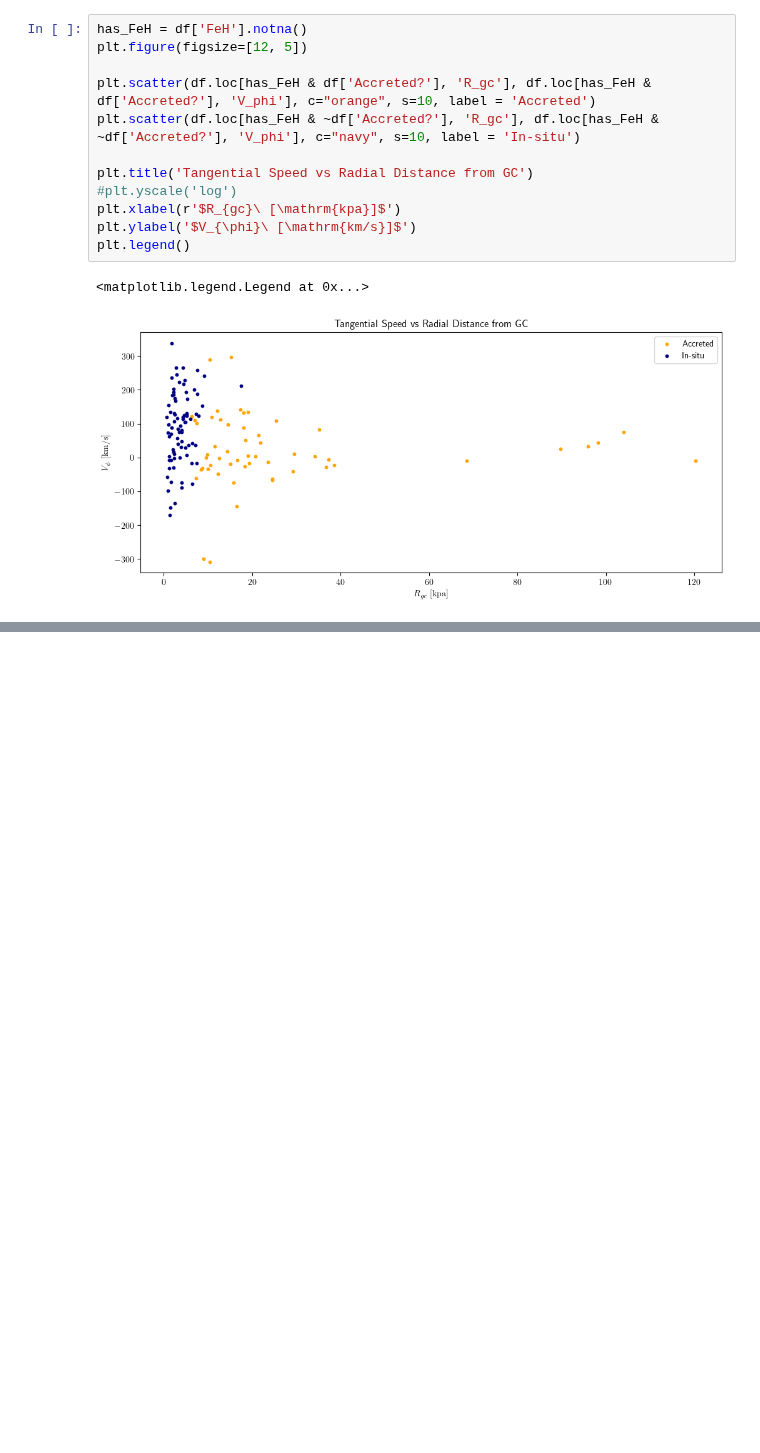
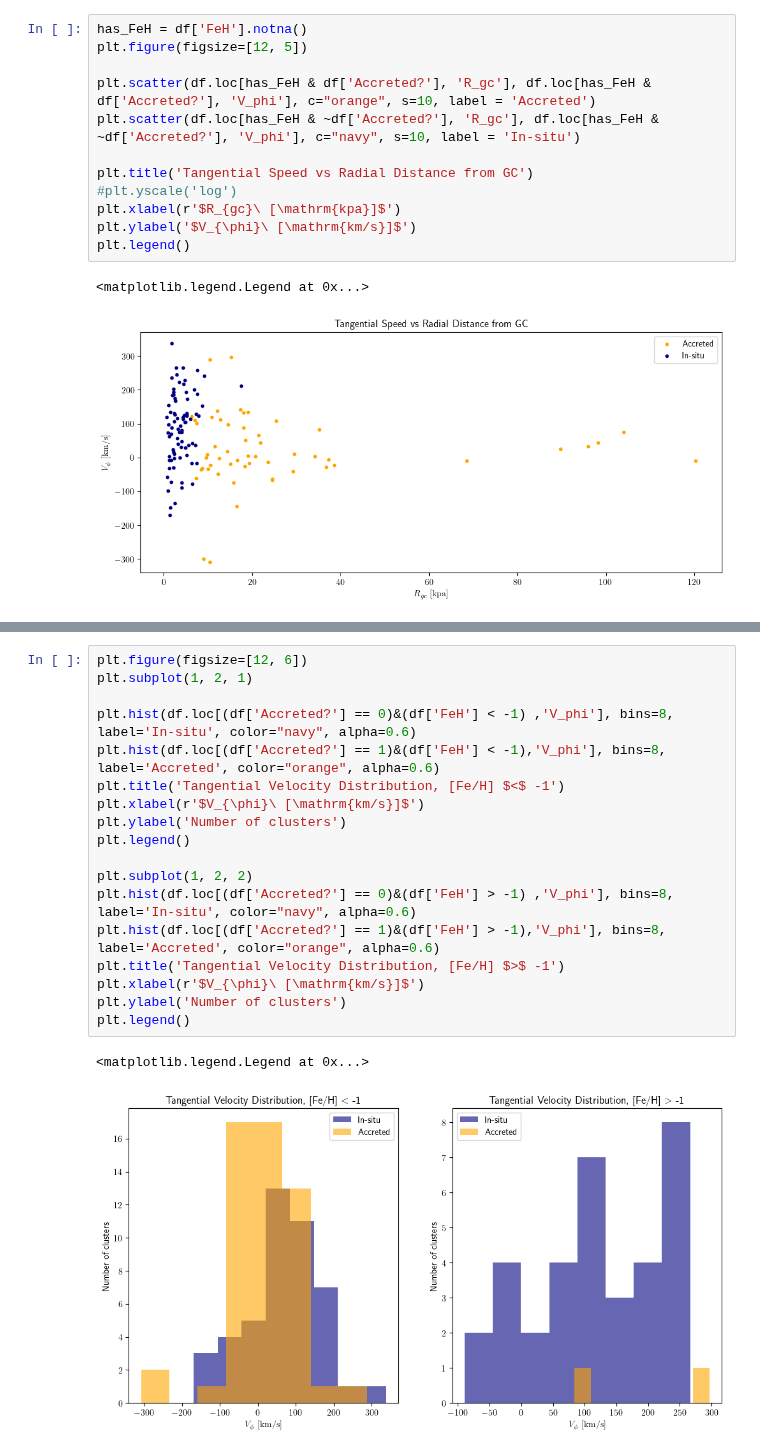
Before and after one commit to Valerii-Radchenkov/3116_Project, a Jupyter notebook: Analysis.ipynb, the cells around one changed output, grey strips where cells are left out. Drawn from its saved outputs; the diff is of its cells as text; blank space fills up the shorter version.

```diff
--- a/Analysis.ipynb
+++ b/Analysis.ipynb
@@ -149,0 +150,21 @@ plt.legend()
+# %%
+plt.figure(figsize=[12, 6])
+plt.subplot(1, 2, 1)
+
+plt.hist(df.loc[(df['Accreted?'] == 0)&(df['FeH'] < -1) ,'V_phi'], bins=8, label='In-situ', color="navy", alpha=0.6)
+plt.hist(df.loc[(df['Accreted?'] == 1)&(df['FeH'] < -1),'V_phi'], bins=8, label='Accreted', color="orange", alpha=0.6)
+plt.title('Tangential Velocity Distribution, [Fe/H] $<$ -1')
+plt.xlabel(r'$V_{\phi}\ [\mathrm{km/s}]$')
+plt.ylabel('Number of clusters')
+plt.legend()
+
+plt.subplot(1, 2, 2)
+plt.hist(df.loc[(df['Accreted?'] == 0)&(df['FeH'] > -1) ,'V_phi'], bins=8, label='In-situ', color="navy", alpha=0.6)
+plt.hist(df.loc[(df['Accreted?'] == 1)&(df['FeH'] > -1),'V_phi'], bins=8, label='Accreted', color="orange", alpha=0.6)
+plt.title('Tangential Velocity Distribution, [Fe/H] $>$ -1')
+plt.xlabel(r'$V_{\phi}\ [\mathrm{km/s}]$')
+plt.ylabel('Number of clusters')
+plt.legend()
+# %% [output]
+<matplotlib.legend.Legend at 0x...>
+[figure, added]
```
Also changed, not shown: parts of 2 cells of this notebook.
